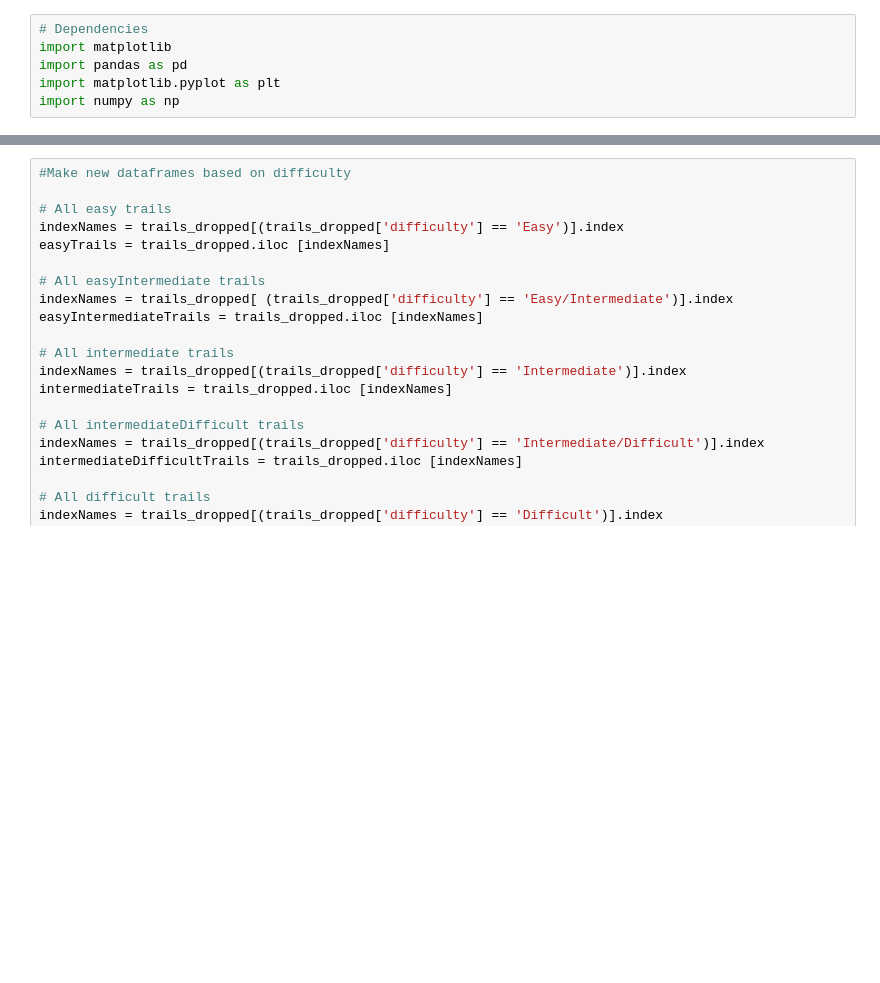
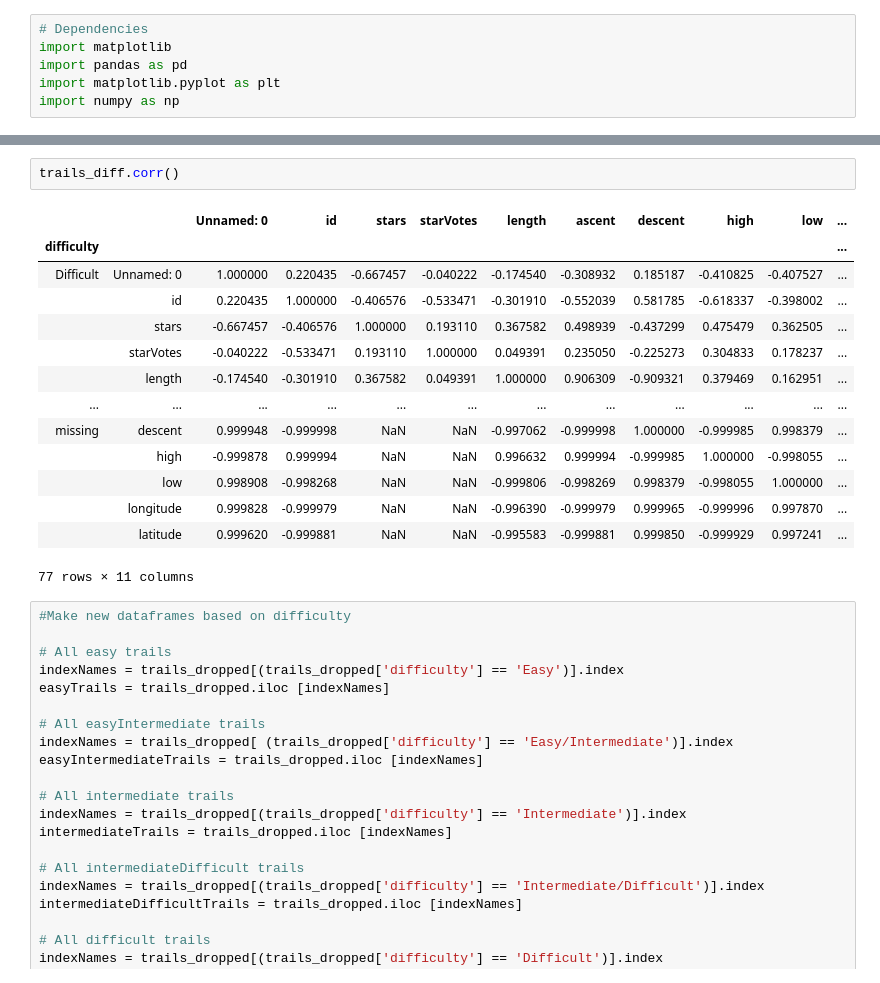
Before and after one commit to benitezal06/Sacramento-Trails, a Jupyter notebook: Ruben-Data Elevation/Hiking-DataCleaningAnalysis-Elevation.ipynb, the cells around one changed output, grey strips where cells are left out. Cells and saved outputs as stored; diff of their text form; blank space fills up the shorter version.

```diff
--- a/Ruben-Data Elevation/Hiking-DataCleaningAnalysis-Elevation.ipynb
+++ b/Ruben-Data Elevation/Hiking-DataCleaningAnalysis-Elevation.ipynb
@@ -13,3 +72,20 @@ trails_diff = trails_dropped.groupby('difficulty')
+# %%
+trails_diff.corr()
+# %% [output]
+|  |  | Unnamed: 0 | id | stars | starVotes | length | ascent | descent | high | low | ... |
+| difficulty |  |  |  |  |  |  |  |  |  |  | ... |
+| Difficult | Unnamed: 0 | 1.000000 | 0.220435 | -0.667457 | -0.040222 | -0.174540 | -0.308932 | 0.185187 | -0.410825 | -0.407527 | ... |
+|  | id | 0.220435 | 1.000000 | -0.406576 | -0.533471 | -0.301910 | -0.552039 | 0.581785 | -0.618337 | -0.398002 | ... |
+|  | stars | -0.667457 | -0.406576 | 1.000000 | 0.193110 | 0.367582 | 0.498939 | -0.437299 | 0.475479 | 0.362505 | ... |
+|  | starVotes | -0.040222 | -0.533471 | 0.193110 | 1.000000 | 0.049391 | 0.235050 | -0.225273 | 0.304833 | 0.178237 | ... |
+|  | length | -0.174540 | -0.301910 | 0.367582 | 0.049391 | 1.000000 | 0.906309 | -0.909321 | 0.379469 | 0.162951 | ... |
+| ... | ... | ... | ... | ... | ... | ... | ... | ... | ... | ... | ... |
+| missing | descent | 0.999948 | -0.999998 | NaN | NaN | -0.997062 | -0.999998 | 1.000000 | -0.999985 | 0.998379 | ... |
+|  | high | -0.999878 | 0.999994 | NaN | NaN | 0.996632 | 0.999994 | -0.999985 | 1.000000 | -0.998055 | ... |
+|  | low | 0.998908 | -0.998268 | NaN | NaN | -0.999806 | -0.998269 | 0.998379 | -0.998055 | 1.000000 | ... |
+|  | longitude | 0.999828 | -0.999979 | NaN | NaN | -0.996390 | -0.999979 | 0.999965 | -0.999996 | 0.997870 | ... |
+|  | latitude | 0.999620 | -0.999881 | NaN | NaN | -0.995583 | -0.999881 | 0.999850 | -0.999929 | 0.997241 | ... |
+77 rows × 11 columns
 # %%
 #Make new dataframes based on difficulty
 
```
Also changed, not shown: parts of 5 cells of this notebook.
